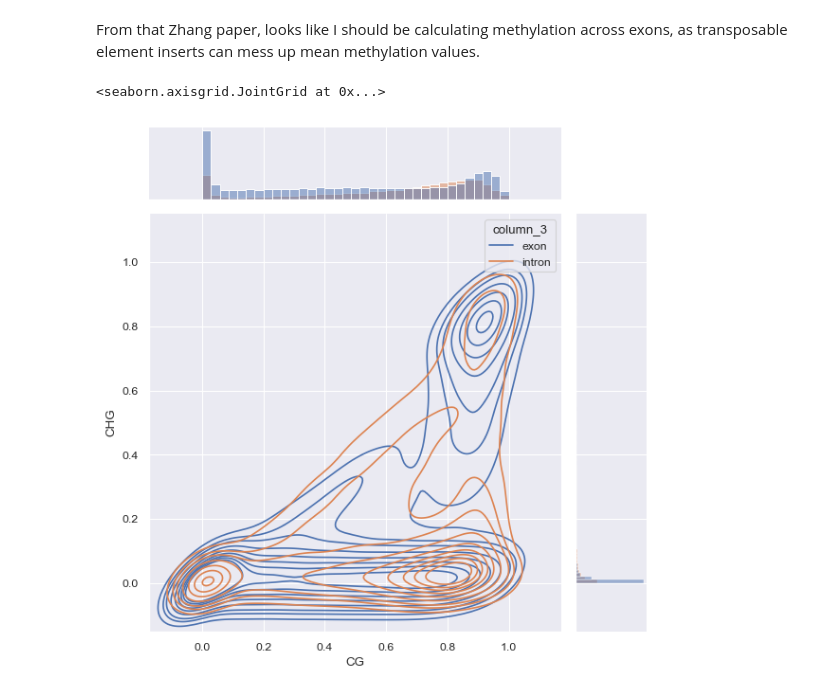
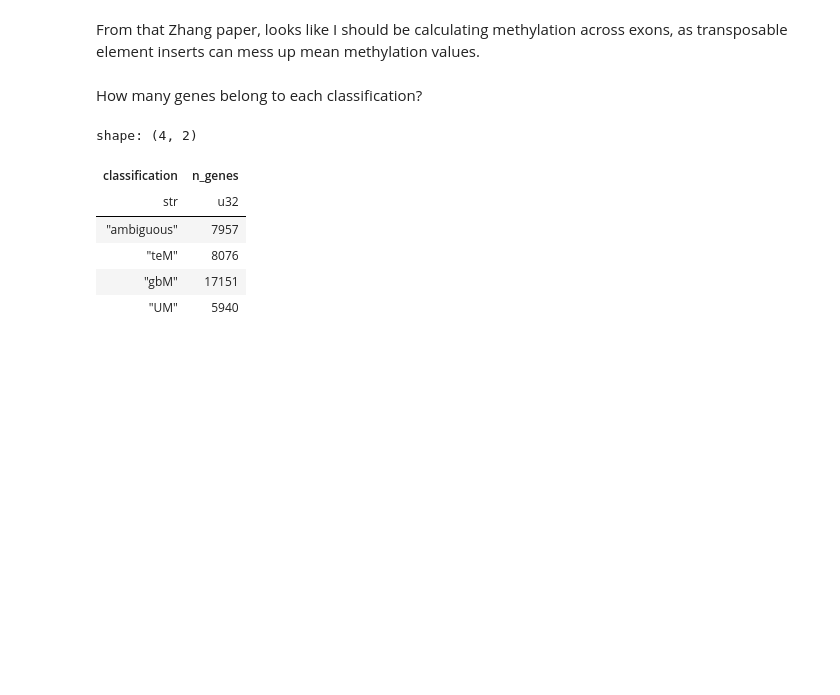
Before and after one commit to SwiftSeal/sver54_assembly, a Jupyter notebook: analysis/methylation_analysis.ipynb, the cells around one changed output. Drawn from its saved outputs; the diff is of its cells as text; code cells hidden in the pictures; blank space fills up the shorter version.

```diff
--- a/analysis/methylation_analysis.ipynb
+++ b/analysis/methylation_analysis.ipynb
@@ -52,7 +53,12 @@ cg_methylation = (
         separator="\t",
     )
     .with_columns(
-        pl.col("column_9").str.extract(r"gene_id=(.*?);").alias("gene_id"),
+        (
+            pl
+            .when(pl.col("column_9").str.contains("gene_id="))
+            .then(pl.col("column_9").str.extract(r"gene_id=(.*?);"))
+            .otherwise(pl.col("column_9").str.extract(r"Parent=(.*?)$"))
+        ).alias("gene"),
         (pl.col("column_10").cast(pl.Float32, strict=False) * pl.col("column_11")).alias("weighted_mean"),
         pl.lit("CG").alias("type"),
     )
@@ -65,7 +71,12 @@ chg_methylation = (
         separator="\t",
     )
     .with_columns(
-        pl.col("column_9").str.extract(r"gene_id=(.*?);").alias("gene_id"),
+        (
+            pl
+            .when(pl.col("column_9").str.contains("gene_id="))
+            .then(pl.col("column_9").str.extract(r"gene_id=(.*?);"))
+            .otherwise(pl.col("column_9").str.extract(r"Parent=(.*?)$"))
+        ).alias("gene"),
         (pl.col("column_10").cast(pl.Float32, strict = False) * pl.col("column_11")).alias("weighted_mean"),
         pl.lit("CHG").alias("type"),
     )
@@ -77,8 +88,14 @@ chh_methylation = (
         has_header=False,
         separator="\t",
     )
+    # Need to account for Helixer gene ids (really wish I fixed this earlier)
     .with_columns(
-        pl.col("column_9").str.extract(r"gene_id=(.*?);").alias("gene_id"),
+        (
+            pl
+            .when(pl.col("column_9").str.contains("gene_id="))
+            .then(pl.col("column_9").str.extract(r"gene_id=(.*?);"))
+            .otherwise(pl.col("column_9").str.extract(r"Parent=(.*?)$"))
+        ).alias("gene"),
         (pl.col("column_10").cast(pl.Float32, strict = False) * pl.col("column_11")).alias("weighted_mean"),
         pl.lit("CHH").alias("type"),
     )
@@ -89,24 +106,48 @@ methylation = pl.concat([cg_methylation, chg_methylation, chh_methylation])
 # Get average exon methylation per gene
 subfeature_methylation = (
     methylation
+    # Filter out non-exon/intron features
     .filter(pl.col("column_3").str.contains("exon|intron"))
-    .groupby(["gene_id", "column_3", "type"])
+    .groupby(["gene", "column_3", "type"])
+    # Calculate the mean methylation of feature for each gene
     .agg(
         (pl.col("weighted_mean").sum() / pl.col("column_11").sum()).alias("weighted_mean")
     )
+    # Pivot so methylation is in columns
+    .pivot(index=["gene", "column_3"], columns="type", values="weighted_mean")
+    # Classify genes according as UM, gbM, teM, or ambiguous
+    # UM = CG <= 0.05, CHG <= 0.05
+    # gbM = CG > 0.2, CHG <=0.05
+    # teM = CG > 0.4, CHG > 0.4
+    .with_columns(
+        (
+            pl
+            .when((pl.col("CG") <= 0.05) & (pl.col("CHG") <= 0.05))
+            .then(pl.lit("UM"))
+            .when((pl.col("CG") > 0.2) & (pl.col("CHG") <= 0.05))
+            .then(pl.lit("gbM"))
+            .when((pl.col("CG") > 0.4) & (pl.col("CHG") > 0.4))
+            .then(pl.lit("teM"))
+            .otherwise(pl.lit("ambiguous"))
+        ).alias("classification")
+    )
 )
 
-g = sns.JointGrid(
-    (
-        subfeature_methylation
-        .filter(pl.col("column_3") == "exon")
-        .pivot(index=["gene_id"], columns="type", values="weighted_mean")
-    ),
-    x="CG",
-    y="CHG",
-)
-g.plot_joint(sns.kdeplot)
-g.plot_marginals(sns.histplot)
+subfeature_methylation.write_csv("../results/subfeature_methylation.csv")
-# %% [output]
-<seaborn.axisgrid.JointGrid at 0x...>
-[figure, removed]
+# %% [markdown]
+How many genes belong to each classification?
+# %%
+(
+    subfeature_methylation
+    .filter(pl.col("column_3") == "exon")
+    .group_by("classification")
+    .agg(pl.count("gene").alias("n_genes"))
+)
+# %% [output]
+shape: (4, 2)
+| classification | n_genes |
+| str | u32 |
+| "ambiguous" | 7957 |
+| "teM" | 8076 |
+| "gbM" | 17151 |
+| "UM" | 5940 |
```
Also changed, not shown: parts of 5 cells of this notebook, 2 other files.
